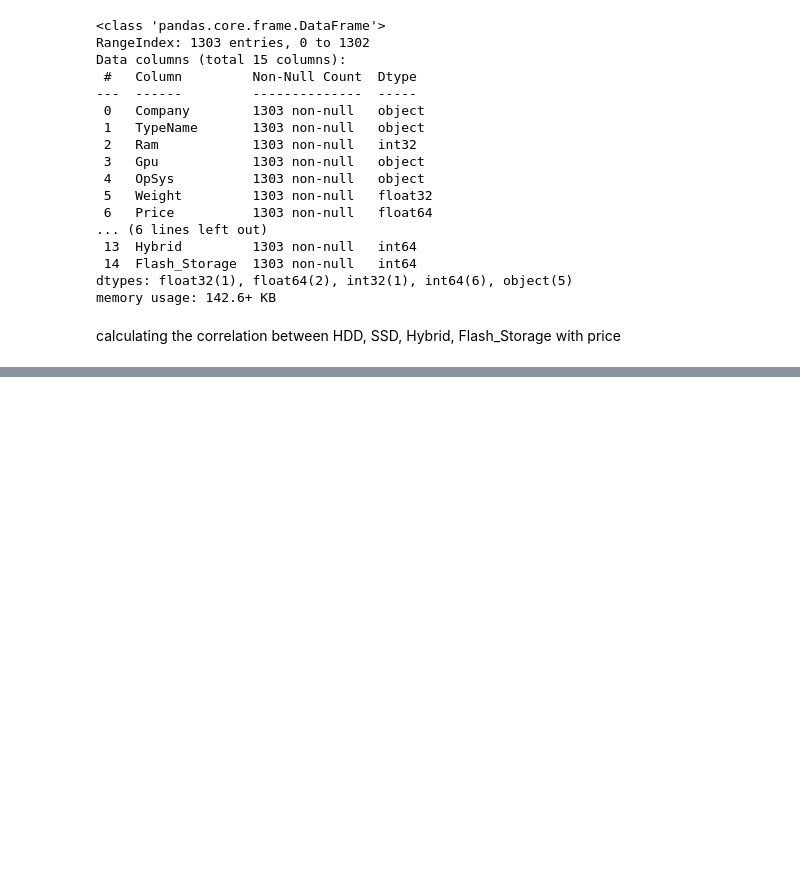
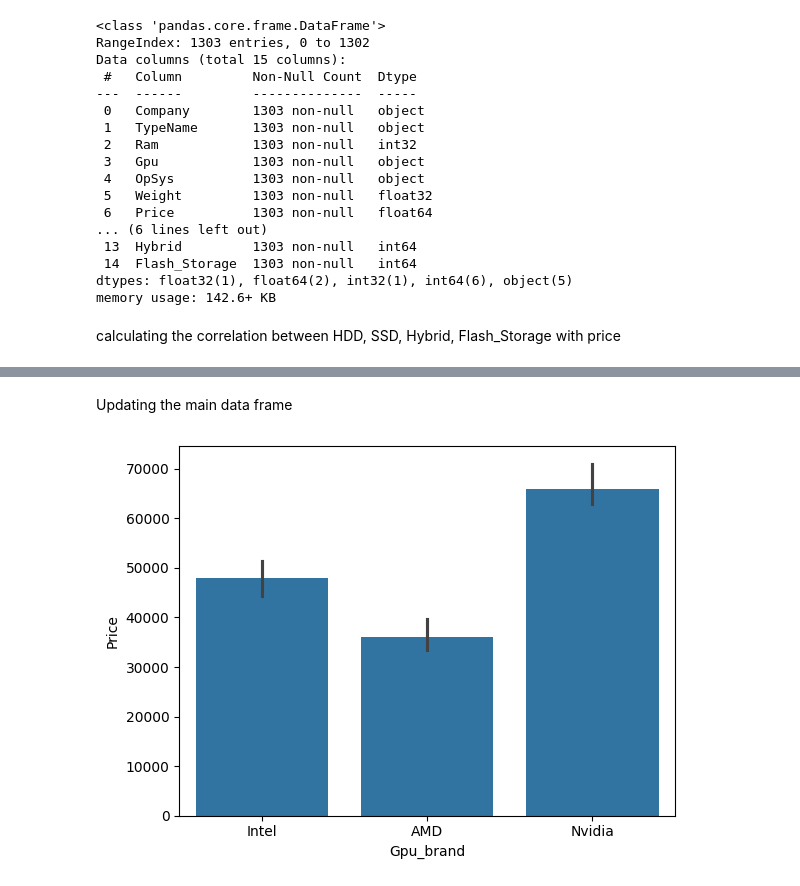
Before and after one commit to hamant-jagwan/Laptop_Price_Prediction, a Jupyter notebook: Laptop_Price_Prediction.ipynb, the cells around one changed output, grey strips where cells are left out. Saved outputs shown, nothing was run; the diff lists cells and outputs as text; code cells hidden in the pictures; blank space fills up the shorter version.

```diff
--- a/Laptop_Price_Prediction.ipynb
+++ b/Laptop_Price_Prediction.ipynb
@@ -434,0 +481,6 @@ df
+# %% [markdown]
+Updating the main data frame
+# %%
+sns.barplot(x = df['Gpu_brand'], y = df['Price'], estimator= np.median);
+# %% [output]
+[figure, added]
```
Also changed, not shown: parts of 21 cells of this notebook.
